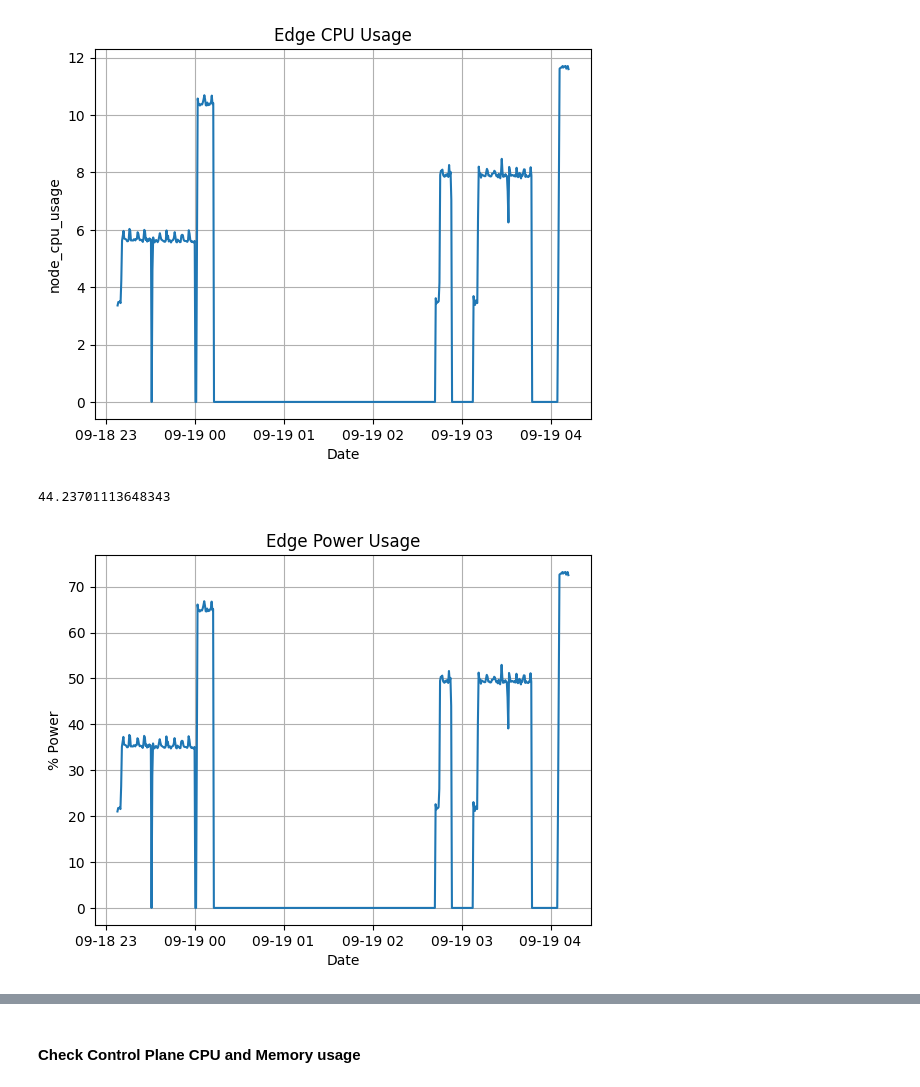
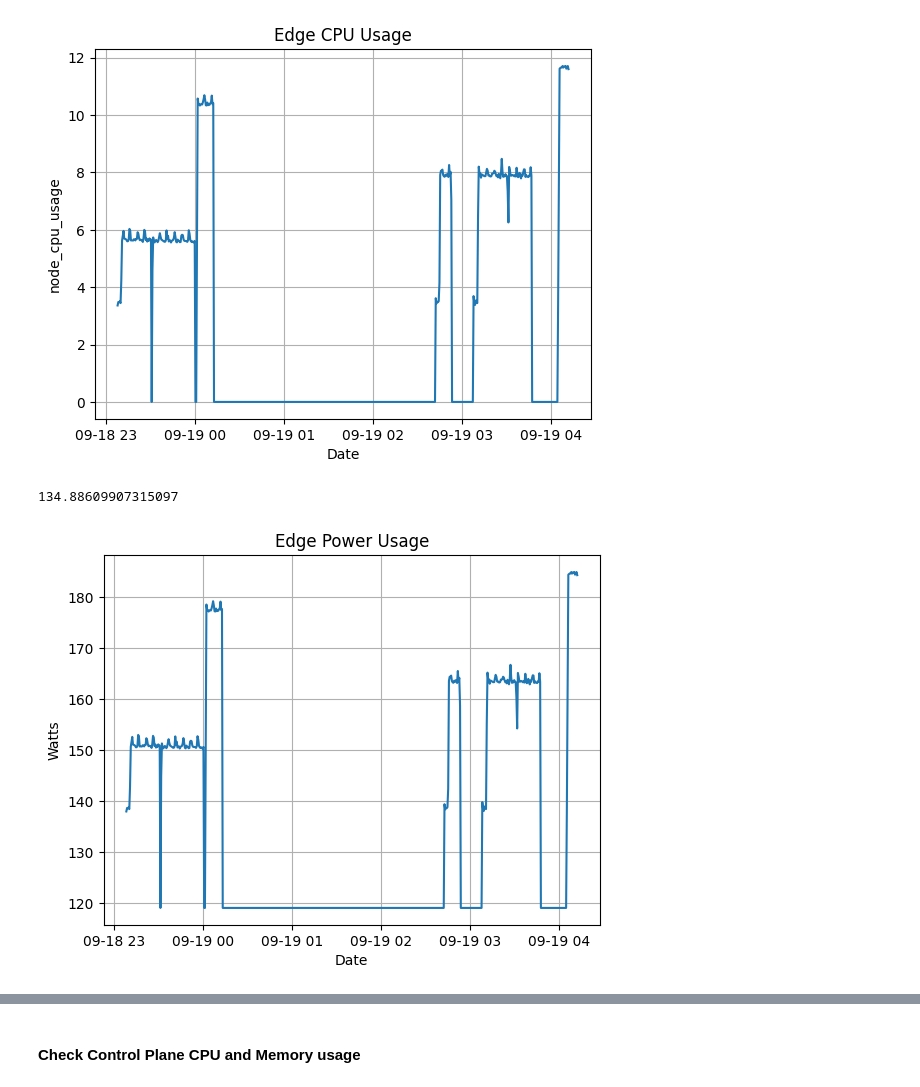
Before and after one commit to joanoliveras/Time-Series-Library, a Jupyter notebook: f2f_meeting/power_ analysis_cpu_mem.ipynb, the cells around one changed output, grey strips where cells are left out. Saved outputs shown, nothing was run; the diff lists cells and outputs as text; code cells hidden in the pictures.

```diff
--- a/f2f_meeting/power_ analysis_cpu_mem.ipynb
+++ b/f2f_meeting/power_ analysis_cpu_mem.ipynb
@@ -35,20 +35,20 @@ plt.show()
 # %% [output]
 [figure]
 # %%
-df["power"]=(df.node_cpu_usage/16)*100
+df["power"]=((182-119)/70)*(df.node_cpu_usage/16)*100+119
 edge_usage=df[df["power"]!=0]
 print(edge_usage.power.mean())
 # %% [output]
-44.23701113648343
+134.88609907315097
 # %%
 plt.plot(df['date'], df['power'])
 plt.xlabel('Date')
-plt.ylabel('% Power')
+plt.ylabel('Watts')
 plt.title('Edge Power Usage')
 plt.grid(True)
 plt.show()
 # %% [output]
-[figure, old version]
+[figure, new version]
 # %%
 df.node_cpu_usage.hist()
 # %% [output]
```
Also changed, not shown: parts of 4 cells of this notebook, 1 other file.
